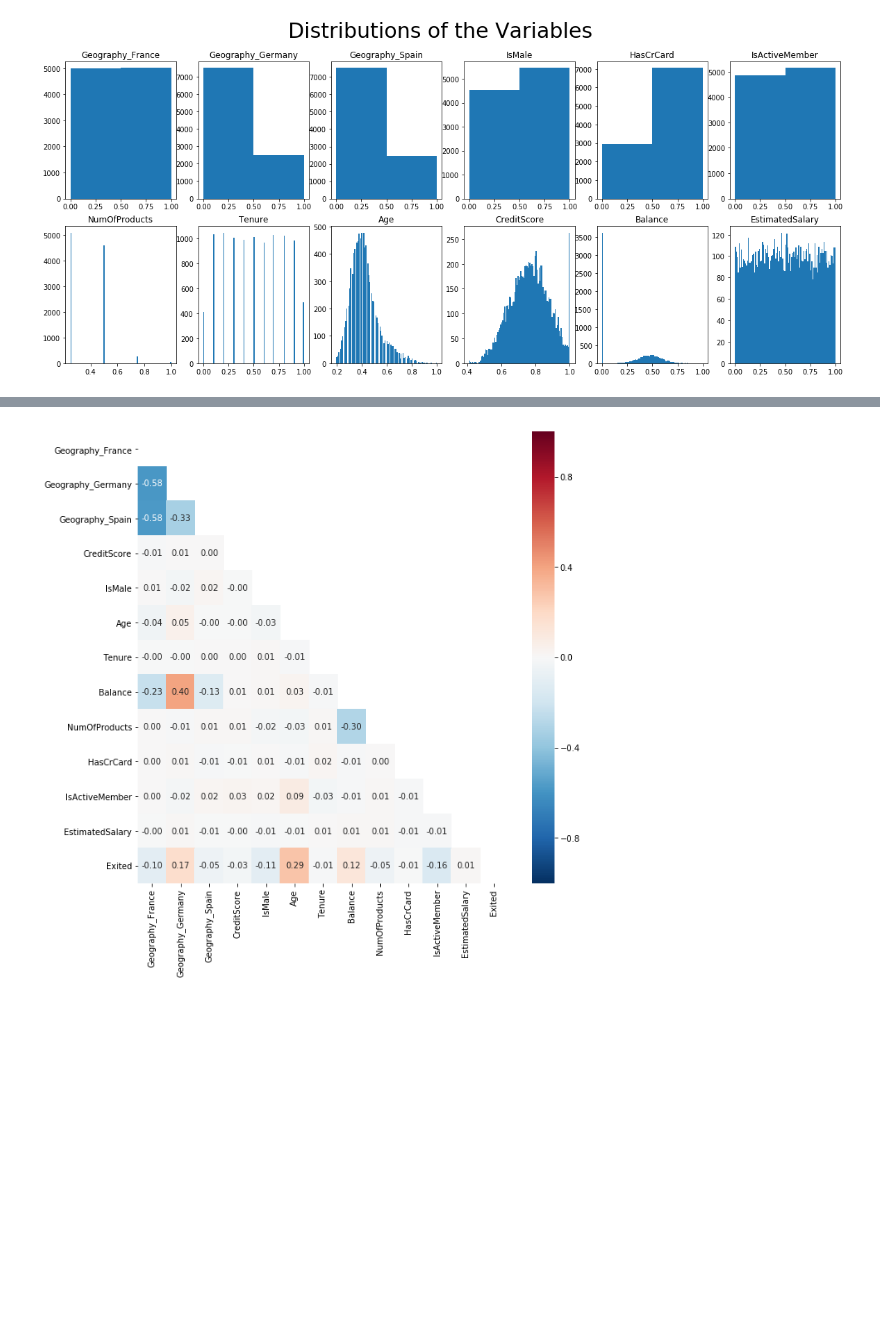
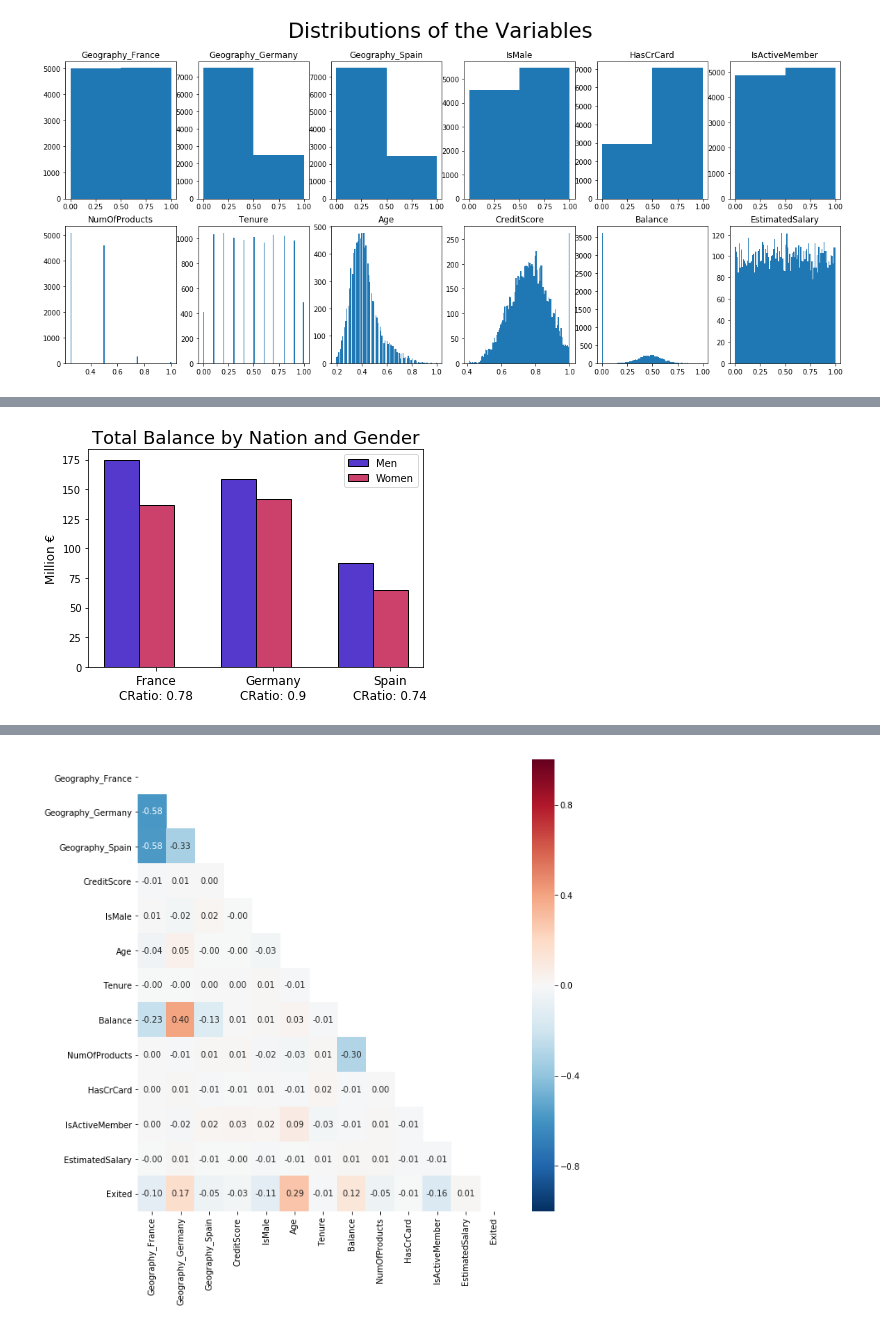
Before and after one commit to LeviGuerra/Bank-Churn-Prediction, a Jupyter notebook: Customer_Clustering_and_Churn_Prediction.ipynb, the cells around one changed output, grey strips where cells are left out. Cells and saved outputs as stored; diff of their text form; code cells hidden in the pictures; blank space fills up the shorter version.

```diff
--- a/Customer_Clustering_and_Churn_Prediction.ipynb
+++ b/Customer_Clustering_and_Churn_Prediction.ipynb
@@ -56,6 +76,9 @@ cat_subset = bank_data.select_dtypes('object')
 
 # Using pd.get_dummies (instead of label-hot)
 cat_subset = pd.get_dummies(cat_subset)                       # https://medium.com/@janeyin/use-one-hot-encoding-to-analyze-adult-income-data-and-some-bad-news-for-the-single-people-in-the-cef71f9d47b4
+
+# We save a denormalized but organized version of the dataset. This will be useful for some figures.
+denorm_bank_data = pd.concat([cat_subset, num_subset], axis=1)
 
 # Normalizing numerical variables
 maxvals = num_subset.astype(float).max()                      # Finds maximum value
@@ -129,0 +242,37 @@ plt.show()
+# %%
+# Then, for each country we will find all the men
+Men = [denorm_bank_data.loc[(bankX['Geography_France']==1) & (bankX['IsMale']==1), 'Balance'].sum()/10**6,
+       denorm_bank_data.loc[(bankX['Geography_Germany']==1) & (bankX['IsMale']==1), 'Balance'].sum()/10**6,
+       denorm_bank_data.loc[(bankX['Geography_Spain']==1) & (bankX['IsMale']==1), 'Balance'].sum()/10**6]
+
+# To find the women, we subtract men from total amount of customers
+Women = [denorm_bank_data.loc[(bankX['Geography_France']==1) & (bankX['IsMale']==0), 'Balance'].sum()/10**6,
+         denorm_bank_data.loc[(bankX['Geography_Germany']==1) & (bankX['IsMale']==0), 'Balance'].sum()/10**6,
+         denorm_bank_data.loc[(bankX['Geography_Spain']==1) & (bankX['IsMale']==0), 'Balance'].sum()/10**6]
+
+# Contribution Ratio
+CRatio = [Women[k]/Men[k] for k in range(len(Men))]
+
+# Let's define the width of each bar
+barWidth = 0.3
+
+# The x position of bars
+r1 = np.arange(len(Men))
+r2 = [x + barWidth for x in r1]
+
+# Plot men per country
+plt.bar(r1, Men, width = barWidth, color = '#5539cc', edgecolor = 'black', label='Men')
+# Plot women per country
+plt.bar(r2, Women, width = barWidth, color = '#cb416b', edgecolor = 'black', label='Women')
+
+# General layout
+plt.xticks([r + barWidth for r in range(len(Men))], ['France\nCRatio: ' + str(round(CRatio[0],2)), 'Germany\nCRatio: ' + str(round(CRatio[1],2)), 'Spain\nCRatio: ' + str(round(CRatio[2],2))],fontsize=12)
+plt.ylabel('Million €',fontsize=12)
+plt.title('Total Balance by Nation and Gender', fontsize=18)
+plt.legend()
+
+
+# Show graphic
+plt.show()
+# %% [output]
+[figure, added]
```
Also changed, not shown: parts of 45 cells of this notebook.
